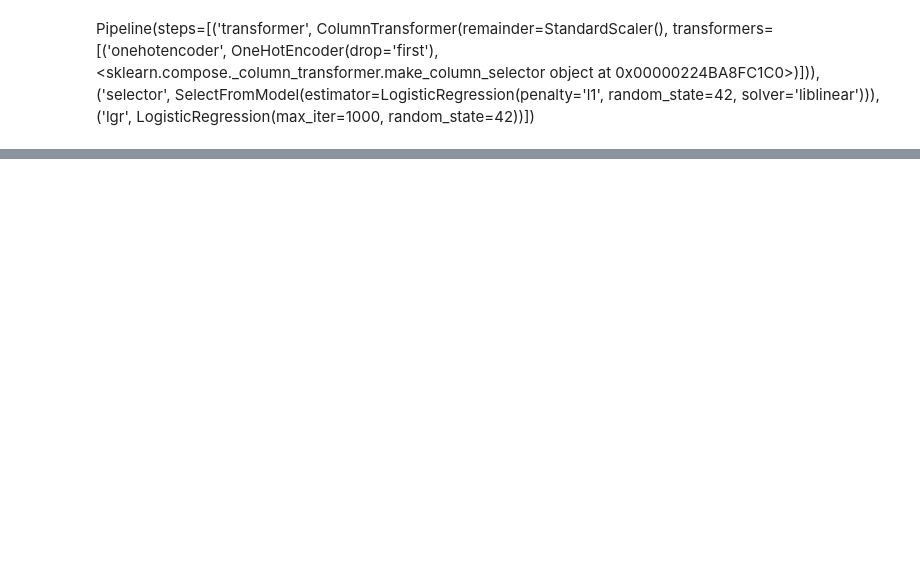
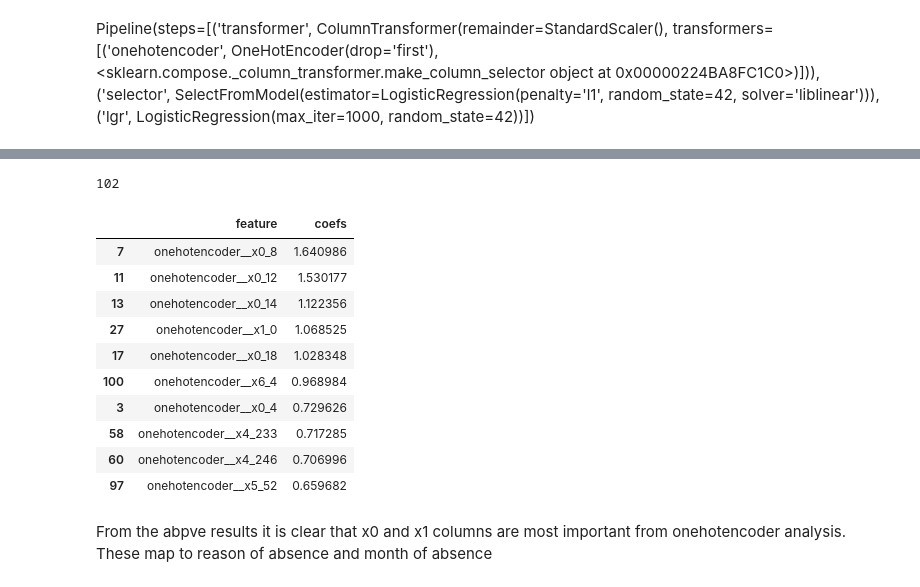
Before and after one commit to granginderpreet/try_it_13_1_absenteeism, a Jupyter notebook: try_it_13.1.ipynb, the cells around one changed output, grey strips where cells are left out. Cells and saved outputs as stored; diff of their text form; code cells hidden in the pictures; blank space fills up the shorter version.

```diff
--- a/try_it_13.1.ipynb
+++ b/try_it_13.1.ipynb
@@ -149,11 +158,11 @@ array([0., 1.])
 # %%
 selector = make_column_selector()
-#transformer = make_column_transformer((OneHotEncoder(handle_unknown='ignore'), selector),
-#                                    remainder = StandardScaler())
+transformer = make_column_transformer((OneHotEncoder(handle_unknown="ignore"), selector),
+                                   remainder = StandardScaler())
 
 
-transformer = make_column_transformer((OneHotEncoder(handle_unknown='ignore'), selector),
-                                     remainder =MinMaxScaler())
+# transformer = make_column_transformer((OneHotEncoder(handle_unknown='ignore'), selector),
+#                                      remainder =MinMaxScaler())
 # %%
 extractor = SelectFromModel(LogisticRegression(penalty='l2', solver = 'liblinear' ,random_state = 42))
 # %%
@@ -237,7 +308,23 @@ AttributeError: 'ColumnTransformer' object has no attribute 'get_feature_names_o
+# %%
+len(feature_names[0:102])
+# %% [output]
+102
 # %%
-
-# selected_features =feature_names[ [int(i[1:]) for i in lgr_pipe.named_steps['selector'].get_feature_names_out()]]
-# clean_names = [i.split('__')[-1] for i in selected_features]
-# coef_df = pd.DataFrame({'feature': clean_names, 'coefs': lgr_pipe.named_steps['lgr'].coef_[0]})
-# coef_df['coefs'] = coef_df['coefs'].apply(abs)
-# coef_df = coef_df.sort_values(by = 'coefs', ascending = False)
+coef_df = pd.DataFrame({'feature': feature_names[0:103], 'coefs': lgr_pipe.named_steps['lgr'].coef_[0]})
+coef_df['coefs'] = coef_df['coefs'].apply(abs)
+coef_df = coef_df.sort_values(by = 'coefs', ascending = False)
+coef_df.head(10)
+# %% [output]
+|  | feature | coefs |
+| 7 | onehotencoder__x0_8 | 1.640986 |
+| 11 | onehotencoder__x0_12 | 1.530177 |
+| 13 | onehotencoder__x0_14 | 1.122356 |
+| 27 | onehotencoder__x1_0 | 1.068525 |
+| 17 | onehotencoder__x0_18 | 1.028348 |
+| 100 | onehotencoder__x6_4 | 0.968984 |
+| 3 | onehotencoder__x0_4 | 0.729626 |
+| 58 | onehotencoder__x4_233 | 0.717285 |
+| 60 | onehotencoder__x4_246 | 0.706996 |
+| 97 | onehotencoder__x5_52 | 0.659682 |
+# %% [markdown]
+From the abpve results it is clear that x0 and x1 columns are most important from onehotencoder analysis. These map to reason of absence and month of absence
```
Also changed, not shown: parts of 13 cells of this notebook.
